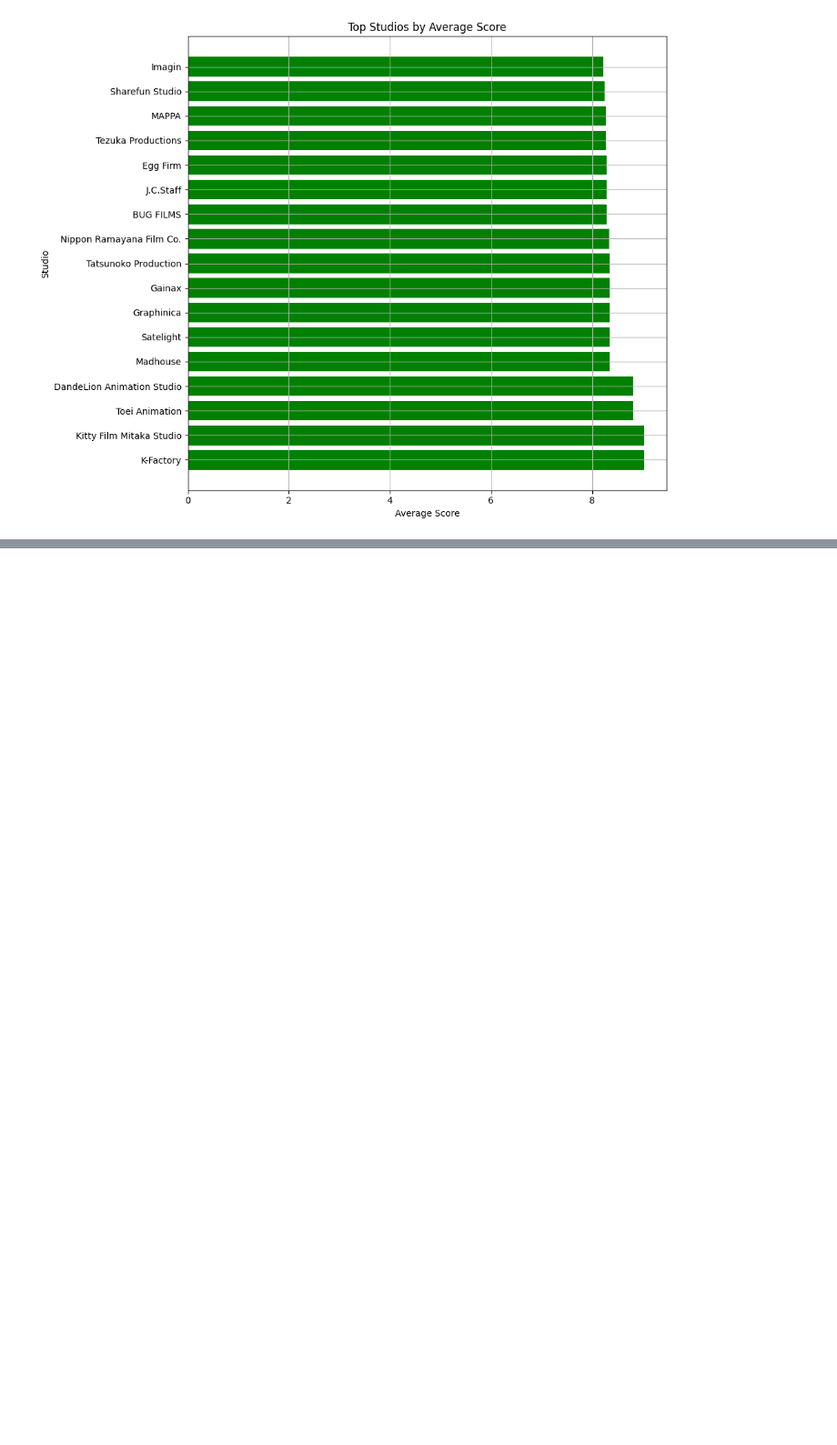
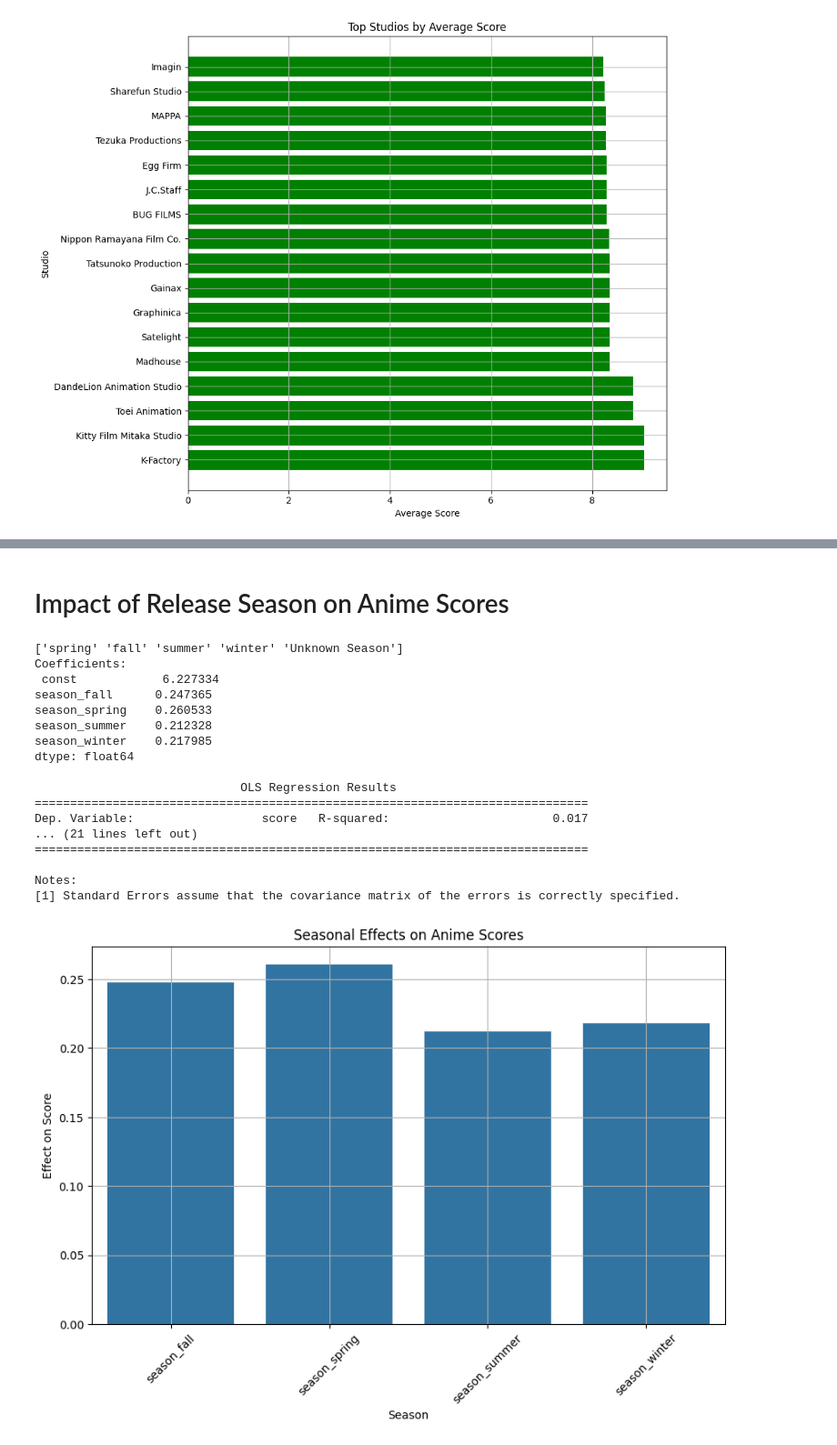
Before and after one commit to shrimpeu/Data-Mining-Final-Project, a Jupyter notebook: Data_Visualization.ipynb, the cells around one changed output, grey strips where cells are left out. Shown: that part at 91% size. Cells and saved outputs as stored; diff of their text form; code cells hidden in the pictures; blank space fills up the shorter version.

```diff
--- a/Data_Visualization.ipynb
+++ b/Data_Visualization.ipynb
@@ -250,0 +339,72 @@ engine.dispose()
+# %% [markdown]
+# Impact of Release Season on Anime Scores
+# %%
+# Establish database connection
+engine = create_engine('mysql+mysqlconnector://root:mYsT4nd4rdQu3rYL4ngu4g3@localhost/anime_database')
+
+# Query data (adjust query as per your database schema)
+query = """
+    SELECT score, CAST(start_season AS CHAR) AS start_season
+    FROM anime_data
+    WHERE score IS NOT NULL AND start_season IS NOT NULL
+"""
+anime = pd.read_sql(query, con=engine)
+
+# Close database connection
+engine.dispose()
+
+# Check the unique values in start_season to ensure they are consistent
+print(anime['start_season'].unique())
+
+# Create dummy variables for seasons, dropping the first to avoid dummy variable trap
+season_dummies = pd.get_dummies(anime['start_season'], prefix='season', drop_first=True)
+
+# Concatenate dummies with original dataframe
+anime_with_dummies = pd.concat([anime['score'], season_dummies], axis=1)
+
+# Prepare data for regression
+X = anime_with_dummies.drop('score', axis=1)  # Independent variables (season dummies)
+y = anime_with_dummies['score']  # Dependent variable (score)
+
+# Convert any bool columns in X to int64 if necessary (should already be int from get_dummies)
+X = X.astype('int64')
+
+# Add a constant for intercept
+X = sm.add_constant(X)
+
+# Fit the linear regression model
+model = sm.OLS(y, X).fit()
+
+# Print coefficients and summary
+print("Coefficients:\n", model.params)
+print("\n", model.summary())
+
+# Visualization of coefficients, excluding the intercept
+season_effects = model.params[1:]
+plt.figure(figsize=(10, 6))
+sns.barplot(x=season_dummies.columns, y=season_effects)
+plt.title('Seasonal Effects on Anime Scores')
+plt.xlabel('Season')
+plt.ylabel('Effect on Score')
+plt.xticks(rotation=45)
+plt.grid(True)
+plt.show()
+# %% [output]
+['spring' 'fall' 'summer' 'winter' 'Unknown Season']
+Coefficients:
+ const            6.227334
+season_fall      0.247365
+season_spring    0.260533
+season_summer    0.212328
+season_winter    0.217985
+dtype: float64
+
+                             OLS Regression Results
+==============================================================================
+Dep. Variable:                  score   R-squared:                       0.017
+... (21 lines left out)
+==============================================================================
+
+Notes:
+[1] Standard Errors assume that the covariance matrix of the errors is correctly specified.
+[figure, added]
```
Also changed, not shown: parts of 13 cells of this notebook.
